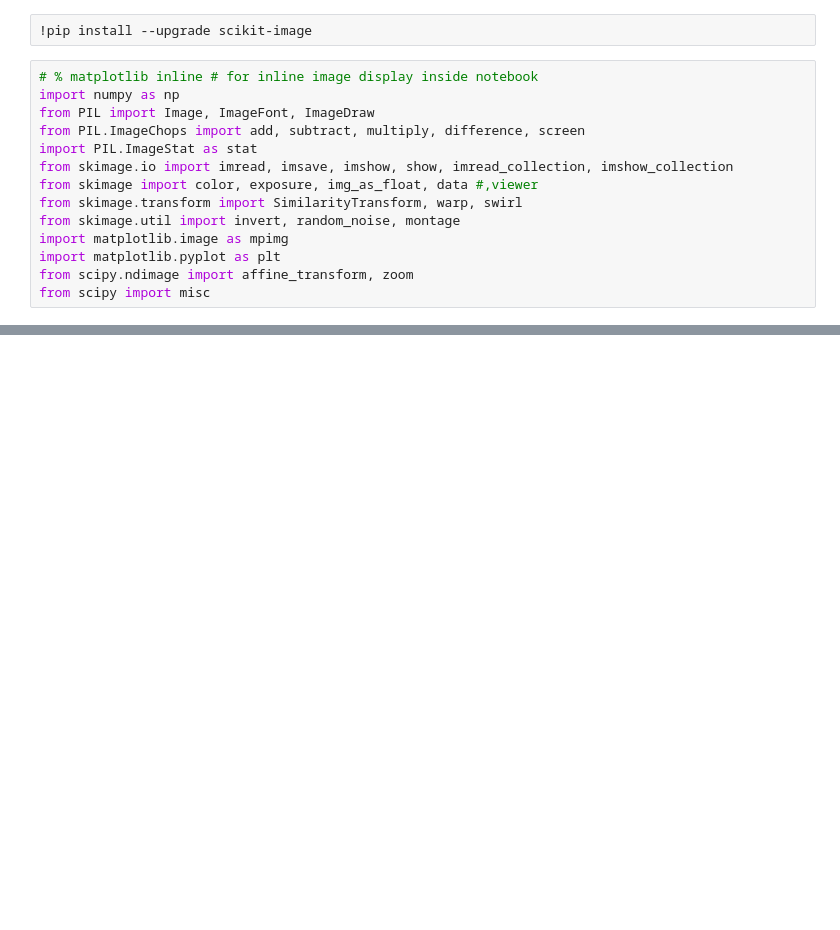
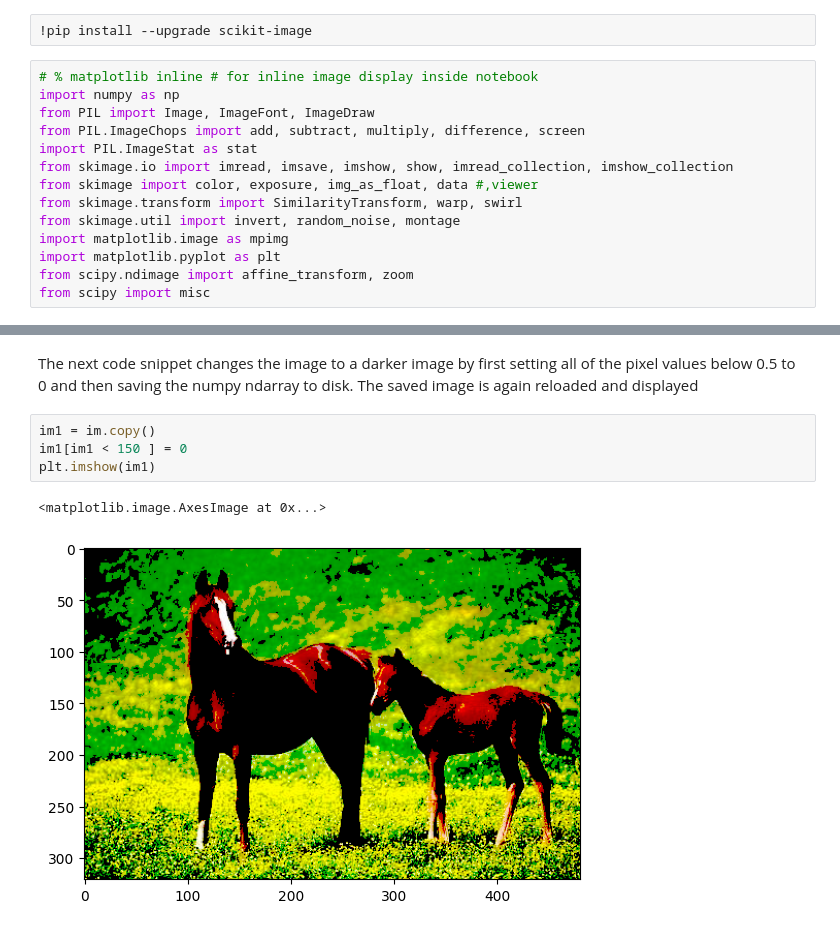
Before and after one commit to hrithik254/Image_Processing, a Jupyter notebook: Ch1.ipynb, the cells around one changed output, grey strips where cells are left out. Saved outputs shown, nothing was run; the diff lists cells and outputs as text; blank space fills up the shorter version.

```diff
--- a/Ch1.ipynb
+++ b/Ch1.ipynb
@@ -18,0 +47,11 @@ from scipy import misc
+# %% [markdown]
+The next code snippet changes the image to a darker image by first setting all of the pixel
+ values below 0.5 to 0 and then saving the numpy ndarray to disk. The saved image is
+ again reloaded and displayed
+# %%
+im1 = im.copy()
+im1[im1 < 150 ] = 0
+plt.imshow(im1)
+# %% [output]
+<matplotlib.image.AxesImage at 0x...>
+[figure, added]
```
Also changed, not shown: parts of 5 cells of this notebook.
